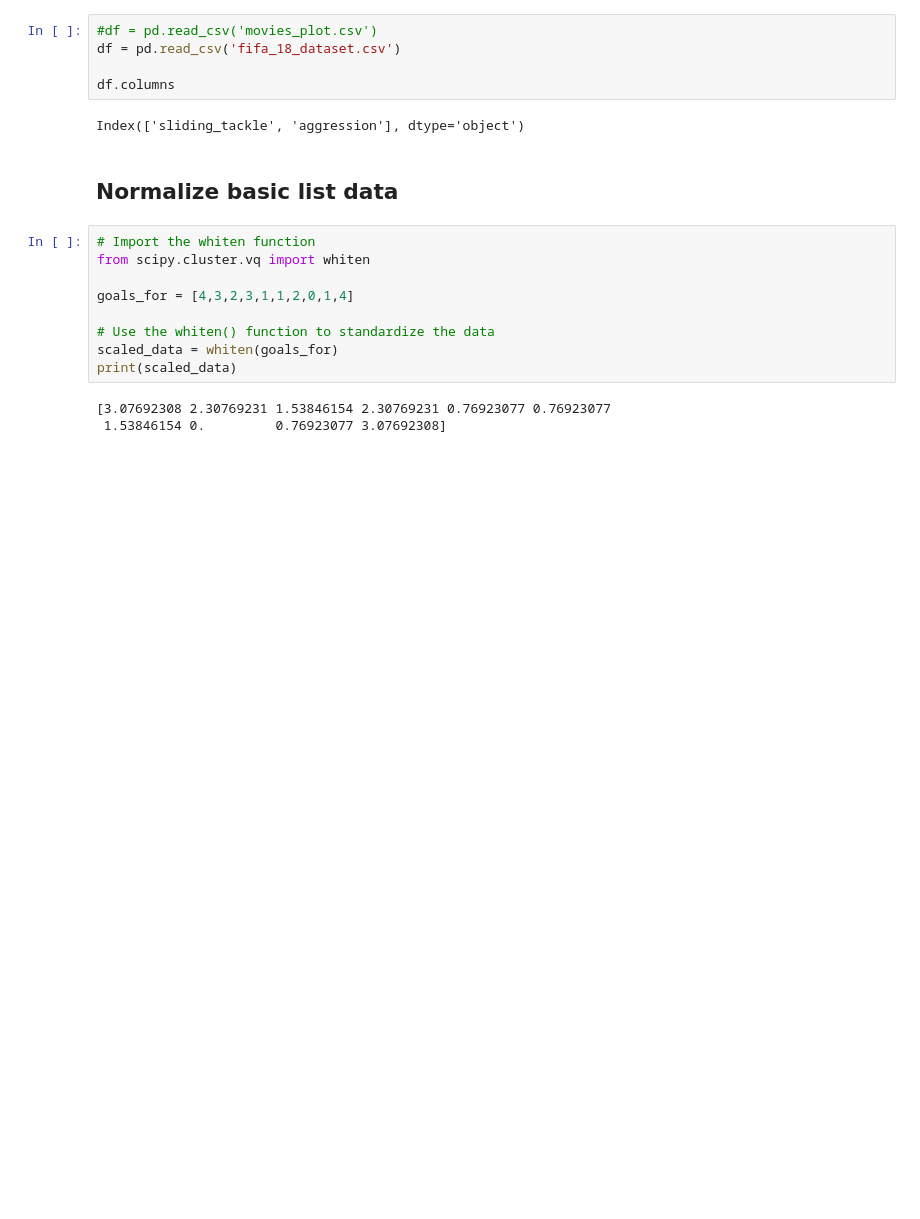
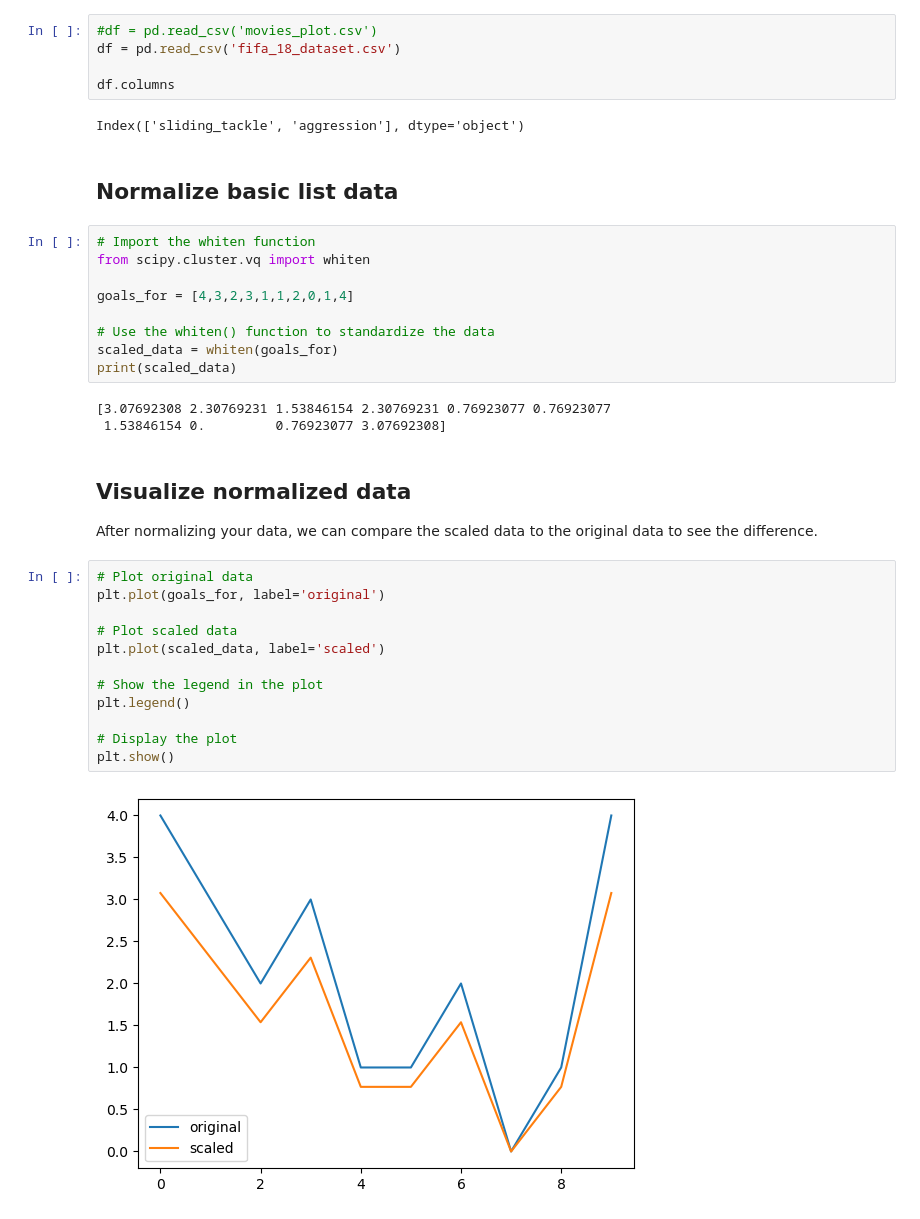
Before and after one commit to Mahnoor-Rana/Cluster-Analysis-in-Python, a Jupyter notebook: Introduction to Clustering/Introduction to Clustering.ipynb, the cells around one changed output. Saved outputs shown, nothing was run; the diff lists cells and outputs as text; blank space fills up the shorter version.

```diff
--- a/Introduction to Clustering/Introduction to Clustering.ipynb
+++ b/Introduction to Clustering/Introduction to Clustering.ipynb
@@ -26,3 +26,20 @@ print(scaled_data)
 # %% [output]
 [3.07692308 2.30769231 1.53846154 2.30769231 0.76923077 0.76923077
  1.53846154 0.         0.76923077 3.07692308]
+# %% [markdown]
+## Visualize normalized data
+After normalizing your data, we can compare the scaled data to the original data to see the difference.
+# %%
+# Plot original data
+plt.plot(goals_for, label='original')
+
+# Plot scaled data
+plt.plot(scaled_data, label='scaled')
+
+# Show the legend in the plot
+plt.legend()
+
+# Display the plot
+plt.show()
+# %% [output]
+[figure, added]
```
